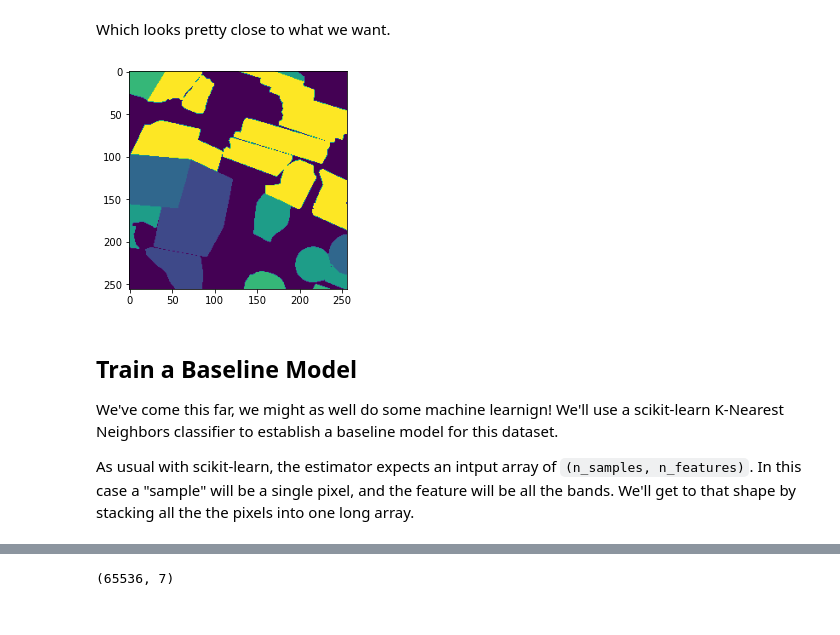
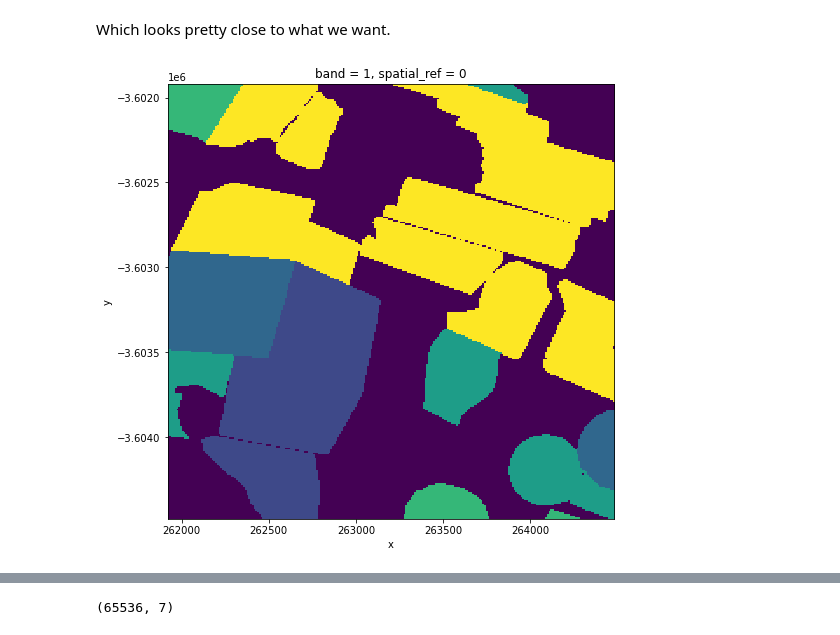
Before and after one commit to TomAugspurger/esip-summer-2021-geospatial-ml, a Jupyter notebook: crop-landcover-explore.ipynb, the cells around one changed output, grey strips where cells are left out. Drawn from its saved outputs; the diff is of its cells as text; code cells hidden in the pictures.

```diff
--- a/crop-landcover-explore.ipynb
+++ b/crop-landcover-explore.ipynb
@@ -50,7 +80,7 @@ We're most interested in the `labels` asset, a TIFF with the labels say what eac
 # %%
 import rioxarray
 
-label_item = label_items[18]
+label_item = training_catalog.links[19].resolve_stac_object().target
 labels = rioxarray.open_rasterio(
     label_item.assets['labels'].get_absolute_href()
 ).squeeze()
@@ -239,12 +256,6 @@ rasterio.plot.show(data2.sel(band="B04"), cmap="Reds");
 # %% [markdown]
 Which looks pretty close to what we want.
 # %%
-rasterio.plot.show(labels);
+labels.plot.imshow(figsize=(8, 8), add_colorbar=False);
 # %% [output]
-[figure, old version]
+[figure, new version]
-# %% [markdown]
-## Train a Baseline Model
-
-We've come this far, we might as well do some machine learnign! We'll use a scikit-learn K-Nearest Neighbors classifier to establish a baseline model for this dataset.
-
-As usual with scikit-learn, the estimator expects an intput array of `(n_samples, n_features)`. In this case a "sample" will be a single pixel, and the feature will be all the bands. We'll get to that shape by stacking all the the pixels into one long array.
```
Also changed, not shown: parts of 45 cells of this notebook.
